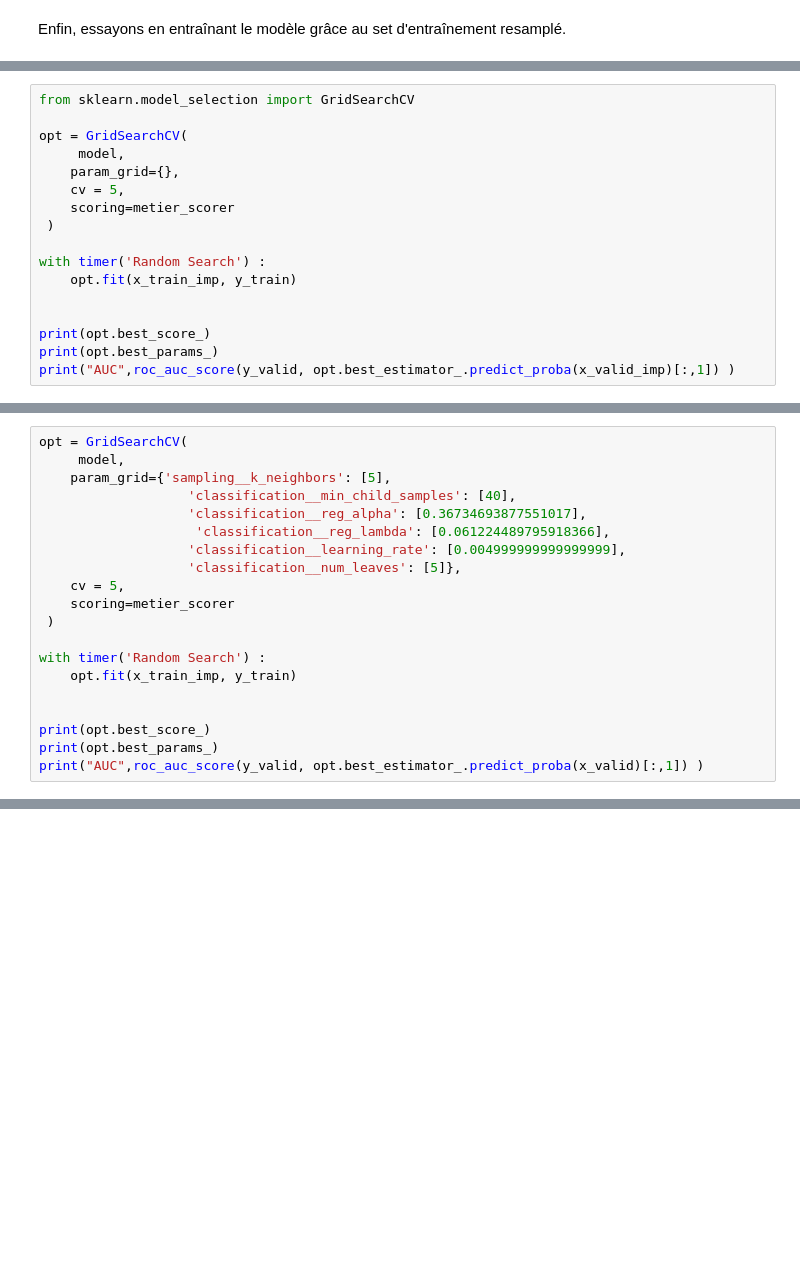
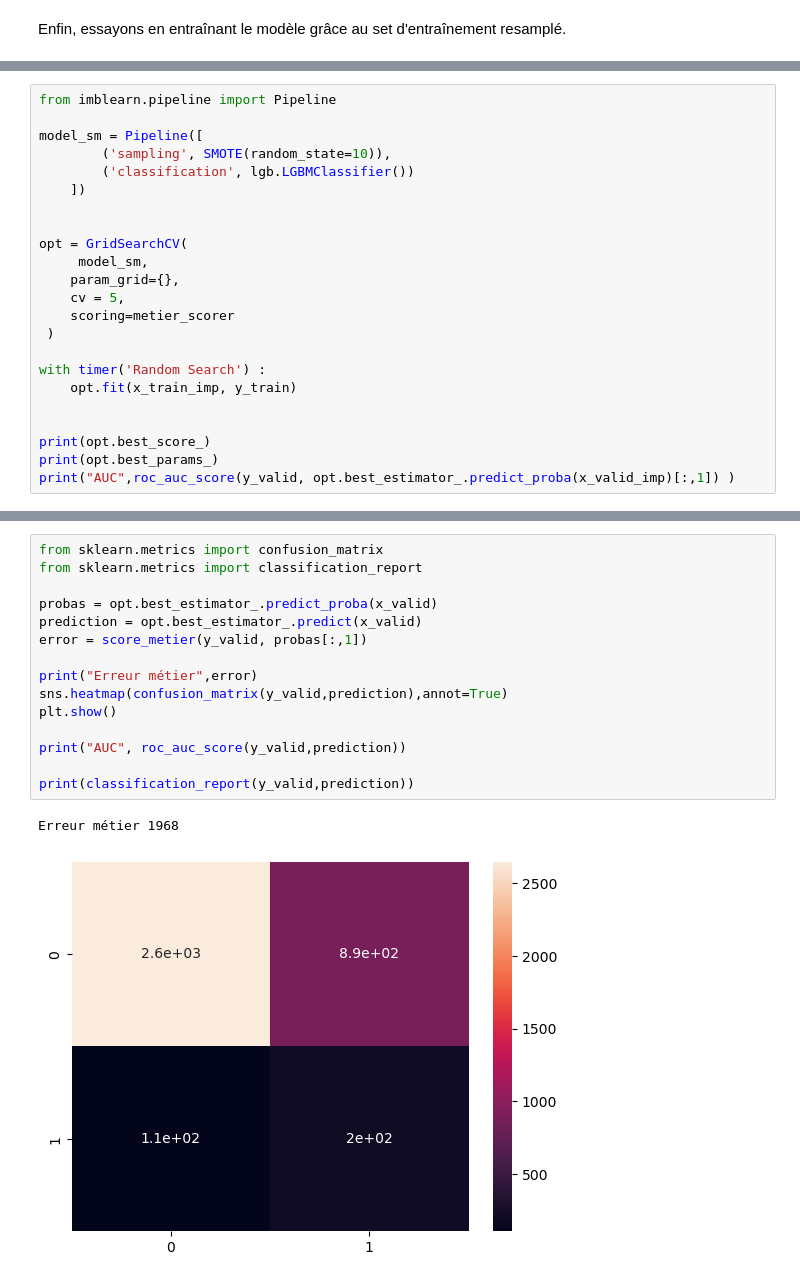
Before and after one commit to Haelios/Projet_7_OC, a Jupyter notebook: Feature engineering et création du modèle.ipynb, the cells around one changed output, grey strips where cells are left out. Drawn from its saved outputs; the diff is of its cells as text; blank space fills up the shorter version.

Commit message:
V2
- Ajout de la Cross Validation avec Classifier Seul
- Validation AUC avec dataset entier
- Export modèle fit sur df_train
- Affichage Feature importance globale et modèle

```diff
--- a/Feature engineering et création du modèle.ipynb
+++ b/Feature engineering et création du modèle.ipynb
@@ -657,8 +644,14 @@ AUC 0.6144640998959416
 # %%
-from sklearn.model_selection import GridSearchCV
+from imblearn.pipeline import Pipeline
+
+model_sm = Pipeline([
+        ('sampling', SMOTE(random_state=10)),
+        ('classification', lgb.LGBMClassifier())
+    ])
+
 
 opt = GridSearchCV(
-     model,
+     model_sm,
     param_grid={},
     cv = 5,
     scoring=metier_scorer
@@ -769,21 +822 @@ Random Search - done in 7s
 0.75
-# %%
-opt = GridSearchCV(
-     model,
-    param_grid={'sampling__k_neighbors': [5],
-                   'classification__min_child_samples': [40],
-                   'classification__reg_alpha': [0.36734693877551017],
-                    'classification__reg_lambda': [0.061224489795918366],
-                   'classification__learning_rate': [0.004999999999999999],
-                   'classification__num_leaves': [5]},
-    cv = 5,
-    scoring=metier_scorer
- )
-
-with timer('Random Search') :
-    opt.fit(x_train_imp, y_train)
-
-
-print(opt.best_score_)
-print(opt.best_params_)
-print("AUC",roc_auc_score(y_valid, opt.best_estimator_.predict_proba(x_valid)[:,1]) )
@@ -816,0 +827,18 @@ df_train.to_csv('df_train.csv', index=False)
+# %%
+from sklearn.metrics import confusion_matrix
+from sklearn.metrics import classification_report
+
+probas = opt.best_estimator_.predict_proba(x_valid)
+prediction = opt.best_estimator_.predict(x_valid)
+error = score_metier(y_valid, probas[:,1])
+
+print("Erreur métier",error)
+sns.heatmap(confusion_matrix(y_valid,prediction),annot=True)
+plt.show()
+
+print("AUC", roc_auc_score(y_valid,prediction))
+
+print(classification_report(y_valid,prediction))
+# %% [output]
+Erreur métier 1968
+[figure, added]
```
Also changed, not shown: parts of 37 cells of this notebook.
